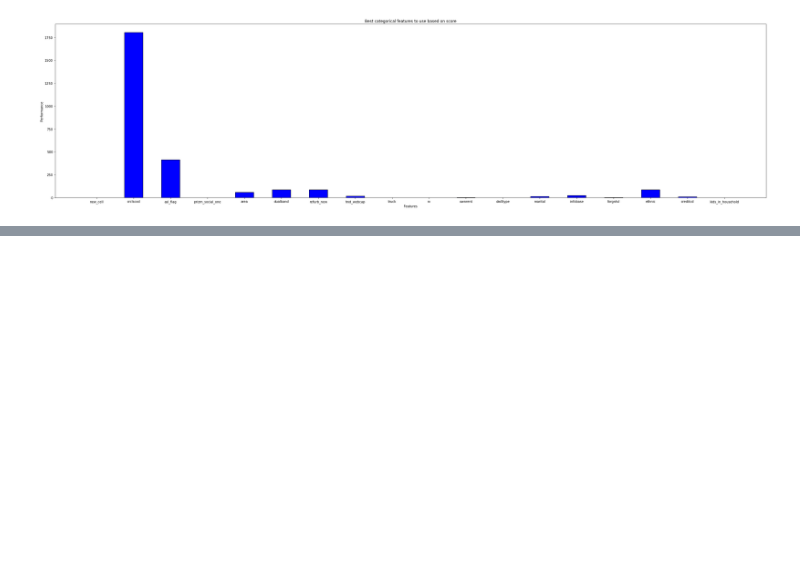
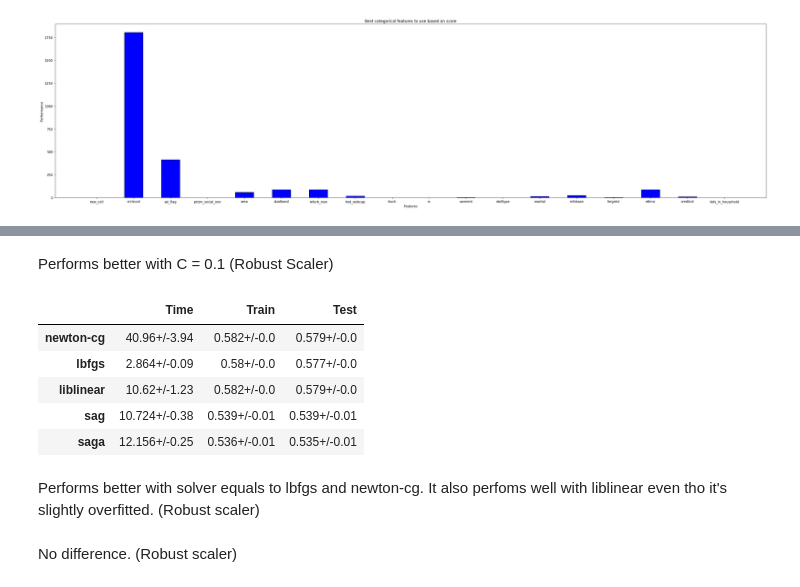
Before and after one commit to CatPalha/SDG-technical-test, a Jupyter notebook: first_look.ipynb, the cells around one changed output, grey strips where cells are left out. Drawn from its saved outputs; the diff is of its cells as text; code cells hidden in the pictures; blank space fills up the shorter version.

```diff
--- a/first_look.ipynb
+++ b/first_look.ipynb
@@ -534,0 +529,3 @@ selected_features.loc[selected_features.to_be_used]
+# %%
+features_all = pd.concat([numerical_feat_final, categorical_final], axis = 1)
+features_all.shape
@@ -534,0 +614,2 @@ selected_features.loc[selected_features.to_be_used]
+# %%
+scaler = RobustScaler()
@@ -534,0 +699,17 @@ selected_features.loc[selected_features.to_be_used]
+# %%
+def show_results(df, models, scaler, features, grid_search):
+    """
+    Receive an empty dataframe and the different models and call the function avg_score
+    """
+    count = 0
+    # for each model passed as argument
+    for model in models:
+
+        #print('----------------------------------')
+        # obtain the results provided by avg_score
+        time, avg_train, avg_test = avg_score(model, scaler, features, grid_search)
+        # store the results in the right row
+        df.iloc[count] = time, avg_train, avg_test#, avg_iter
+        count += 1
+
+    return df
@@ -534,0 +748,20 @@ selected_features.loc[selected_features.to_be_used]
+# %% [markdown]
+Performs better with C = 0.1 (Robust Scaler)
+# %%
+model_newton = LogisticRegression(solver = 'newton-cg')
+model_lbfgs = LogisticRegression(solver = 'lbfgs')
+model_liblinear = LogisticRegression(solver = 'liblinear')
+model_sag = LogisticRegression(solver = 'sag')
+model_saga = LogisticRegression(solver = 'saga')
+# %%
+df = pd.DataFrame(columns = ['Time', 'Train', 'Test'],index = ['newton-cg', 'lbfgs', 'liblinear', 'sag','saga'])
+show_results(df, [model_newton, model_lbfgs, model_liblinear,model_sag, model_saga], scaler, features = False, grid_search = False)
+# %% [output]
+|  | Time | Train | Test |
+| newton-cg | 40.96+/-3.94 | 0.582+/-0.0 | 0.579+/-0.0 |
+| lbfgs | 2.864+/-0.09 | 0.58+/-0.0 | 0.577+/-0.0 |
+| liblinear | 10.62+/-1.23 | 0.582+/-0.0 | 0.579+/-0.0 |
+| sag | 10.724+/-0.38 | 0.539+/-0.01 | 0.539+/-0.01 |
+| saga | 12.156+/-0.25 | 0.536+/-0.01 | 0.535+/-0.01 |
+# %% [markdown]
+Performs better with solver equals to lbfgs and newton-cg. It also perfoms well with liblinear even tho it's slightly overfitted. (Robust scaler)
@@ -534,0 +774,2 @@ selected_features.loc[selected_features.to_be_used]
+# %% [markdown]
+No difference. (Robust scaler)
```
Also changed, not shown: parts of 88 cells of this notebook.
